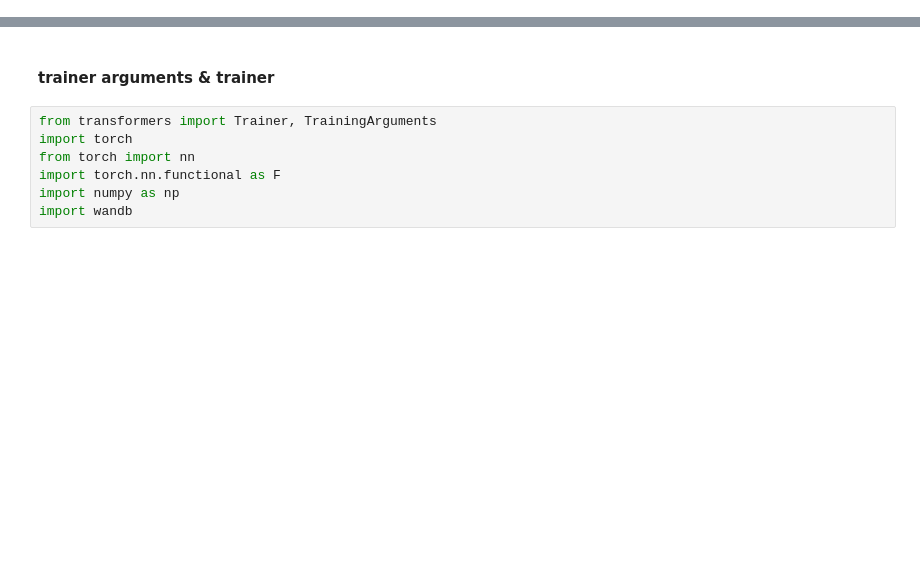
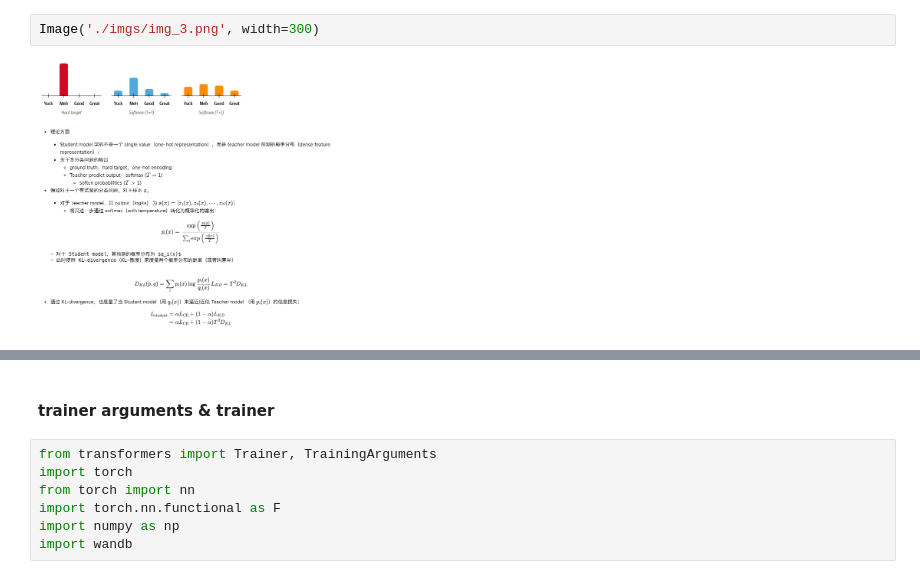
Before and after one commit to zhuyuedlut/AIGC, a Jupyter notebook: notebook/pytorch/basic/knowledge_distill.ipynb, the cells around one changed output, grey strips where cells are left out. Cells and saved outputs as stored; diff of their text form; blank space fills up the shorter version.

```diff
--- a/notebook/pytorch/basic/knowledge_distill.ipynb
+++ b/notebook/pytorch/basic/knowledge_distill.ipynb
@@ -0,0 +7,4 @@
+# %%
+Image('./imgs/img_3.png', width=300)
+# %% [output]
+[figure, added]
```
Also changed, not shown: parts of 17 cells of this notebook, 3 other files.
